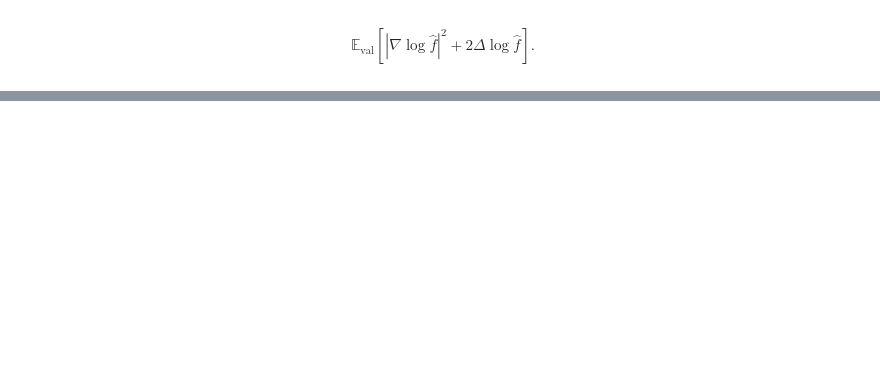
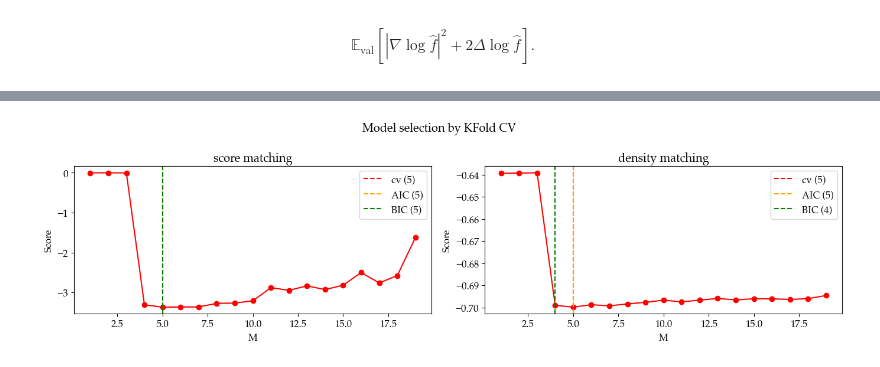
Before and after one commit to aqjaffe/RiemannianEB, a Jupyter notebook: src/examples/crossvalidation.ipynb, the cells around one changed output, grey strips where cells are left out. Drawn from its saved outputs; the diff is of its cells as text; code cells hidden in the pictures; blank space fills up the shorter version.

Commit message:
score matching cv, moved adam to bck

```diff
--- a/src/examples/crossvalidation.ipynb
+++ b/src/examples/crossvalidation.ipynb
@@ -363,18 +57,0 @@ def select_M_by_SSM_LOOCV(manifold_type, X, M_grid,
-# %%
-# Mstar, cvscores = select_M_by_SSM_LOOCV(manifold_type, X, M_grid,
-#                           n_directions=5, h=1e-4,
-#                           return_scores=True); print(M)
-
-if True:
-    fig = plt.figure(figsize=(10, 4))
-    plt.plot(M_grid, cvscores, marker='o', label='LOOCV score', color='red')
-    plt.plot(M_grid, cvscores + 2 * M_grid/len(X), marker='o', label='LOOCV + AIC penalty', color='orange')
-    plt.plot(M_grid, cvscores + np.log(len(X)) * M_grid/len(X), marker='o', label='LOOCV + BIC penalty', color='green')
-    # plt.axvline(Mstar['cv'], color='red', linestyle='--')
-    # plt.axvline(Mstar['AIC'], color='orange', linestyle='--')
-    # plt.axvline(Mstar['BIC'], color='green', linestyle='--')
-    plt.xlabel('M')
-    plt.ylabel('Score')
-    plt.title('Model selection by LOOCV -- score matching\n{}'.format(Mstar))
-    plt.legend()
-    plt.show()
@@ -570,0 +58,50 @@ rho_grid =np.logspace(-1,-10, num=10)
+# %%
+# --- score matching (left) ---
+Mstar_score, scores = select_M_by_scoreMatchingKFoldCV(
+    manifold_type, X, M_grid,
+    n_splits=8,
+    return_scores=True,
+    random_state=None,
+    rho=1e-3,
+    tryearlystop=False
+)
+
+# --- density matching (right) ---
+Mstar_dens, cvscores = select_M_by_DensityKFoldCV(
+    manifold_type, X, M_grid,
+    n_splits=8,
+    n_grid_samples=1000,
+    return_scores=True
+)
+
+if True:
+    M_grid_score = M_grid[:len(scores)]
+    M_grid_dens = M_grid[:len(cvscores)]
+
+    fig, axs = plt.subplots(1, 2, figsize=(14, 4), sharex=False, sharey=False)
+    fig.suptitle("Model selection by KFold CV")
+
+    # left: score matching
+    axs[0].plot(M_grid_score, scores, marker="o", color="red")
+    axs[0].axvline(Mstar_score["cv"], color="red", linestyle="--", label=f'cv ({Mstar_score["cv"]})')
+    axs[0].axvline(Mstar_score["AIC"], color="orange", linestyle="--", label=f'AIC ({Mstar_score["AIC"]})')
+    axs[0].axvline(Mstar_score["BIC"], color="green", linestyle="--", label=f'BIC ({Mstar_score["BIC"]})')
+    axs[0].set_title("score matching")
+    axs[0].set_xlabel("M")
+    axs[0].set_ylabel("Score")
+    axs[0].legend()
+
+    # right: density matching
+    axs[1].plot(M_grid_dens, cvscores, marker="o", color="red")
+    axs[1].axvline(Mstar_dens["cv"], color="red", linestyle="--", label=f'cv ({Mstar_dens["cv"]})')
+    axs[1].axvline(Mstar_dens["AIC"], color="orange", linestyle="--", label=f'AIC ({Mstar_dens["AIC"]})')
+    axs[1].axvline(Mstar_dens["BIC"], color="green", linestyle="--", label=f'BIC ({Mstar_dens["BIC"]})')
+    axs[1].set_title("density matching")
+    axs[1].set_xlabel("M")
+    axs[1].set_ylabel("Score")
+    axs[1].legend()
+
+    plt.tight_layout()
+    plt.show()
+# %% [output]
+[figure, added]
```
Also changed, not shown: parts of 17 cells of this notebook, 24 other files.
